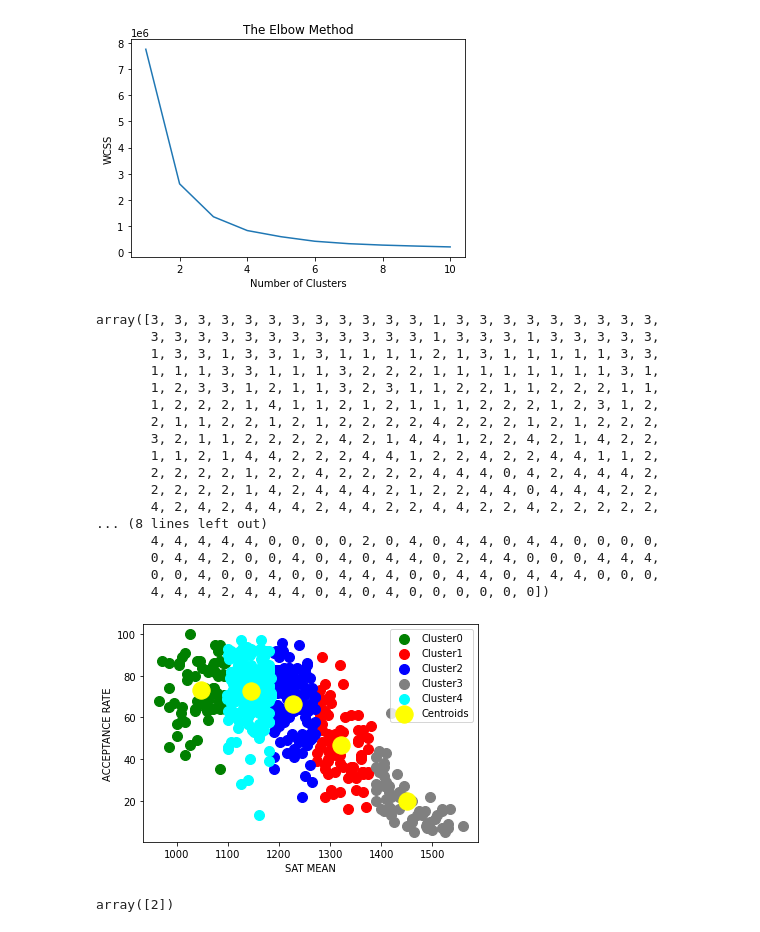
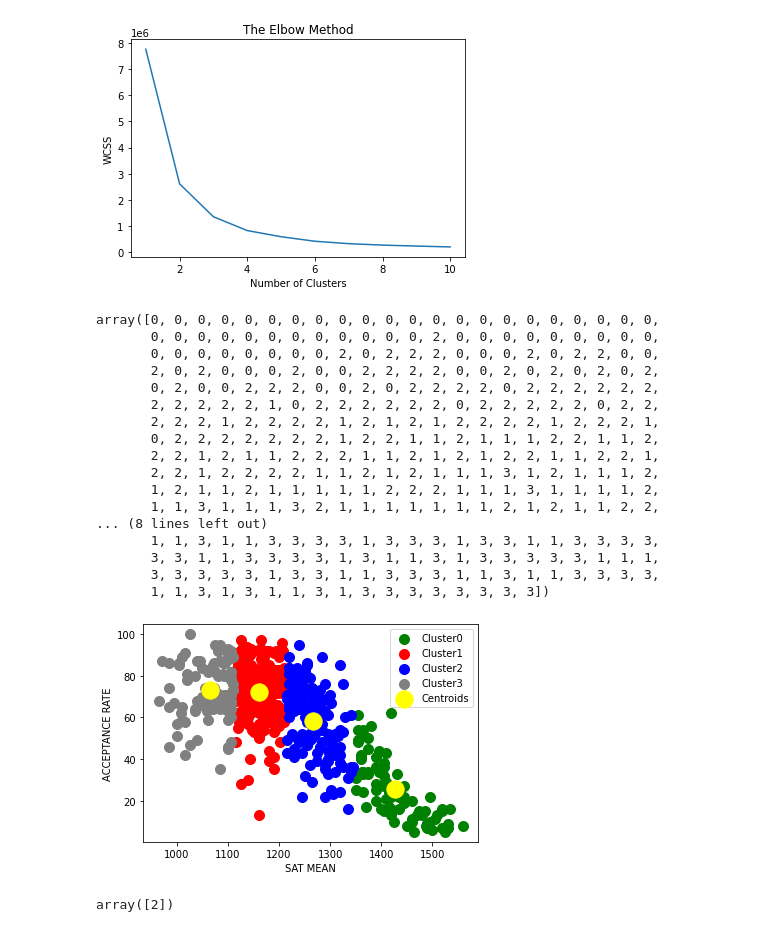
Before and after one commit to Amasterw/UR_FinalProject, a Jupyter notebook: kmeans.ipynb, the cells around one changed output. Cells and saved outputs as stored; diff of their text form; code cells hidden in the pictures.

```diff
--- a/kmeans.ipynb
+++ b/kmeans.ipynb
@@ -118,44 +118,44 @@ plt.show()
 [figure]
 # %%
 #Fitting K-MEans to the dataset
-kmeans1=KMeans(n_clusters=5,init='k-means++',random_state=0)
+kmeans1=KMeans(n_clusters=4,init='k-means++',random_state=0)
 y_kmeans1=kmeans1.fit_predict(X)
 # %%
 y_kmeans1
 # %% [output]
-array([3, 3, 3, 3, 3, 3, 3, 3, 3, 3, 3, 3, 1, 3, 3, 3, 3, 3, 3, 3, 3, 3,
-       3, 3, 3, 3, 3, 3, 3, 3, 3, 3, 3, 3, 1, 3, 3, 3, 1, 3, 3, 3, 3, 3,
-       1, 3, 3, 1, 3, 3, 1, 3, 1, 1, 1, 1, 2, 1, 3, 1, 1, 1, 1, 1, 3, 3,
-       1, 1, 1, 3, 3, 1, 1, 1, 3, 2, 2, 2, 1, 1, 1, 1, 1, 1, 1, 1, 3, 1,
-       1, 2, 3, 3, 1, 2, 1, 1, 3, 2, 3, 1, 1, 2, 2, 1, 1, 2, 2, 2, 1, 1,
-       1, 2, 2, 2, 1, 4, 1, 1, 2, 1, 2, 1, 1, 1, 2, 2, 2, 1, 2, 3, 1, 2,
-       2, 1, 1, 2, 2, 1, 2, 1, 2, 2, 2, 2, 4, 2, 2, 2, 1, 2, 1, 2, 2, 2,
-       3, 2, 1, 1, 2, 2, 2, 2, 4, 2, 1, 4, 4, 1, 2, 2, 4, 2, 1, 4, 2, 2,
-       1, 1, 2, 1, 4, 4, 2, 2, 2, 4, 4, 1, 2, 2, 4, 2, 2, 4, 4, 1, 1, 2,
-       2, 2, 2, 2, 1, 2, 2, 4, 2, 2, 2, 2, 4, 4, 4, 0, 4, 2, 4, 4, 4, 2,
-       2, 2, 2, 2, 1, 4, 2, 4, 4, 4, 2, 1, 2, 2, 4, 4, 0, 4, 4, 4, 2, 2,
-       4, 2, 4, 2, 4, 4, 4, 2, 4, 4, 2, 2, 4, 4, 2, 2, 4, 2, 2, 2, 2, 2,
+array([0, 0, 0, 0, 0, 0, 0, 0, 0, 0, 0, 0, 0, 0, 0, 0, 0, 0, 0, 0, 0, 0,
+       0, 0, 0, 0, 0, 0, 0, 0, 0, 0, 0, 0, 2, 0, 0, 0, 0, 0, 0, 0, 0, 0,
+       0, 0, 0, 0, 0, 0, 0, 0, 2, 0, 2, 2, 2, 0, 0, 0, 2, 0, 2, 2, 0, 0,
+       2, 0, 2, 0, 0, 0, 2, 0, 0, 2, 2, 2, 2, 0, 0, 2, 0, 2, 0, 2, 0, 2,
+       0, 2, 0, 0, 2, 2, 2, 0, 0, 2, 0, 2, 2, 2, 2, 0, 2, 2, 2, 2, 2, 2,
+       2, 2, 2, 2, 2, 1, 0, 2, 2, 2, 2, 2, 2, 0, 2, 2, 2, 2, 2, 0, 2, 2,
+       2, 2, 2, 1, 2, 2, 2, 2, 1, 2, 1, 2, 1, 2, 2, 2, 2, 1, 2, 2, 2, 1,
+       0, 2, 2, 2, 2, 2, 2, 2, 1, 2, 2, 1, 1, 2, 1, 1, 1, 2, 2, 1, 1, 2,
+       2, 2, 1, 2, 1, 1, 2, 2, 2, 1, 1, 2, 1, 2, 1, 2, 2, 1, 1, 2, 2, 1,
+       2, 2, 1, 2, 2, 2, 2, 1, 1, 2, 1, 2, 1, 1, 1, 3, 1, 2, 1, 1, 1, 2,
+       1, 2, 1, 1, 2, 1, 1, 1, 1, 1, 2, 2, 2, 1, 1, 1, 3, 1, 1, 1, 1, 2,
+       1, 1, 3, 1, 1, 1, 3, 2, 1, 1, 1, 1, 1, 1, 1, 2, 1, 2, 1, 1, 2, 2,
 ... (8 lines left out)
-       4, 4, 4, 4, 4, 0, 0, 0, 0, 2, 0, 4, 0, 4, 4, 0, 4, 4, 0, 0, 0, 0,
-       0, 4, 4, 2, 0, 0, 4, 0, 4, 0, 4, 4, 0, 2, 4, 4, 0, 0, 0, 4, 4, 4,
-       0, 0, 4, 0, 0, 4, 0, 0, 4, 4, 4, 0, 0, 4, 4, 0, 4, 4, 4, 0, 0, 0,
-       4, 4, 4, 2, 4, 4, 4, 0, 4, 0, 4, 0, 0, 0, 0, 0, 0])
+       1, 1, 3, 1, 1, 3, 3, 3, 3, 1, 3, 3, 3, 1, 3, 3, 1, 1, 3, 3, 3, 3,
+       3, 3, 1, 1, 3, 3, 3, 3, 1, 3, 1, 1, 3, 1, 3, 3, 3, 3, 3, 1, 1, 1,
+       3, 3, 3, 3, 3, 1, 3, 3, 1, 1, 3, 3, 3, 1, 1, 3, 1, 1, 3, 3, 3, 3,
+       1, 1, 3, 1, 3, 1, 1, 3, 1, 3, 3, 3, 3, 3, 3, 3, 3])
 # %%
 #visualize the clusters(sat mean vs acceptance rate)
-color=["green","red","blue","grey","cyan"]
-for i in range(0,5):
+color=["green","red","blue","grey"]
+for i in range(0,4):
     cluster = [d for b, d in zip(y_kmeans1 == i, X) if b == True]
     cluster = pd.DataFrame(cluster)
     plt.scatter(cluster[0], cluster[1],s=100,c=color[i],label=f"Cluster{i}")
 plt.scatter(kmeans1.cluster_centers_[:,0],kmeans1.cluster_centers_[:,1
              ],s=300,c='yellow',label='Centroids')
 plt.title('')
 plt.xlabel('SAT MEAN')
 plt.ylabel('ACCEPTANCE RATE')
 plt.legend()
 plt.show()
 # %% [output]
-[figure, old version]
+[figure, new version]
 # %%
 kmeans1.predict([[1350,100]])
 # %% [output]
```
Also changed, not shown: parts of 8 cells of this notebook, 1 other file.
